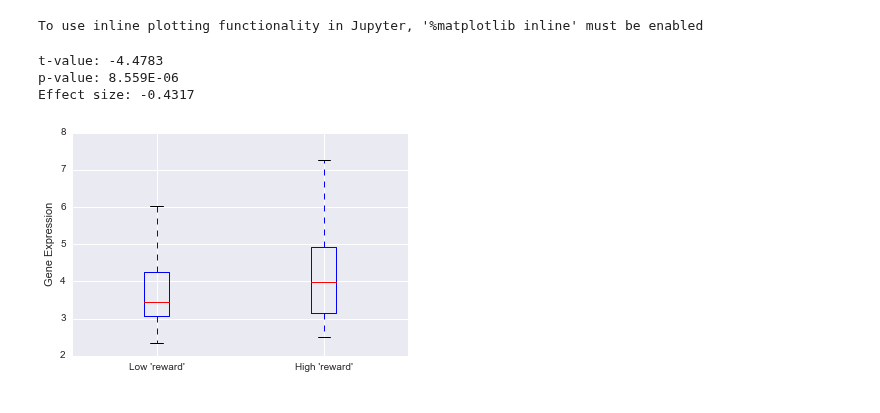
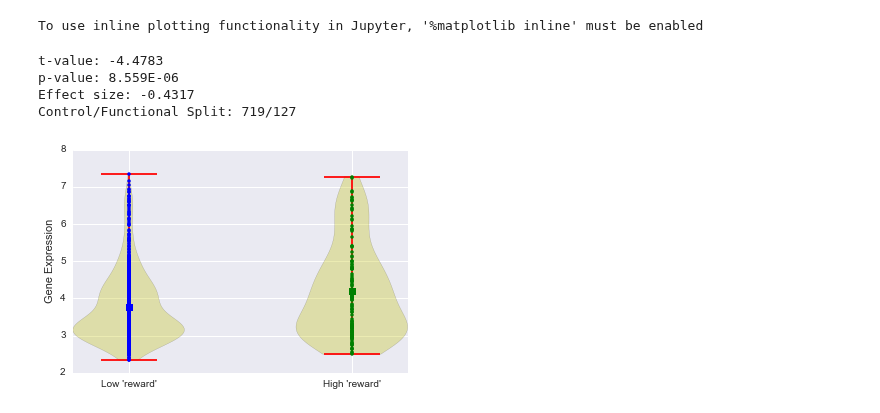
Before and after one commit to voytekresearch/nsaba, a Jupyter notebook: notebooks/testing/testing_analysis.ipynb, the cells around one changed output. Cells and saved outputs as stored; diff of their text form; code cells hidden in the pictures.

```diff
--- a/notebooks/testing/testing_analysis.ipynb
+++ b/notebooks/testing/testing_analysis.ipynb
@@ -43,12 +44,13 @@ anal = analysis.NsabaAnalysis(tsaba)
 # %% [output]
 To use inline plotting functionality in Jupyter, '%matplotlib inline' must be enabled
 # %%
-anal.term_ge_ttest(term, 1813, split_method='quant', graphops='box')
+anal.term_ge_ttest(term, 1813, split_method='quant', graphops='violin')
 # %% [output]
 t-value: -4.4783
 p-value: 8.559E-06
 Effect size: -0.4317
+Control/Functional Split: 719/127
-[figure, old version]
+[figure, new version]
 # %%
 ttest_metr = anal.term_ge_ttest_multi(term)
 # %%
```
Also changed, not shown: parts of 4 cells of this notebook, 2 other files.
